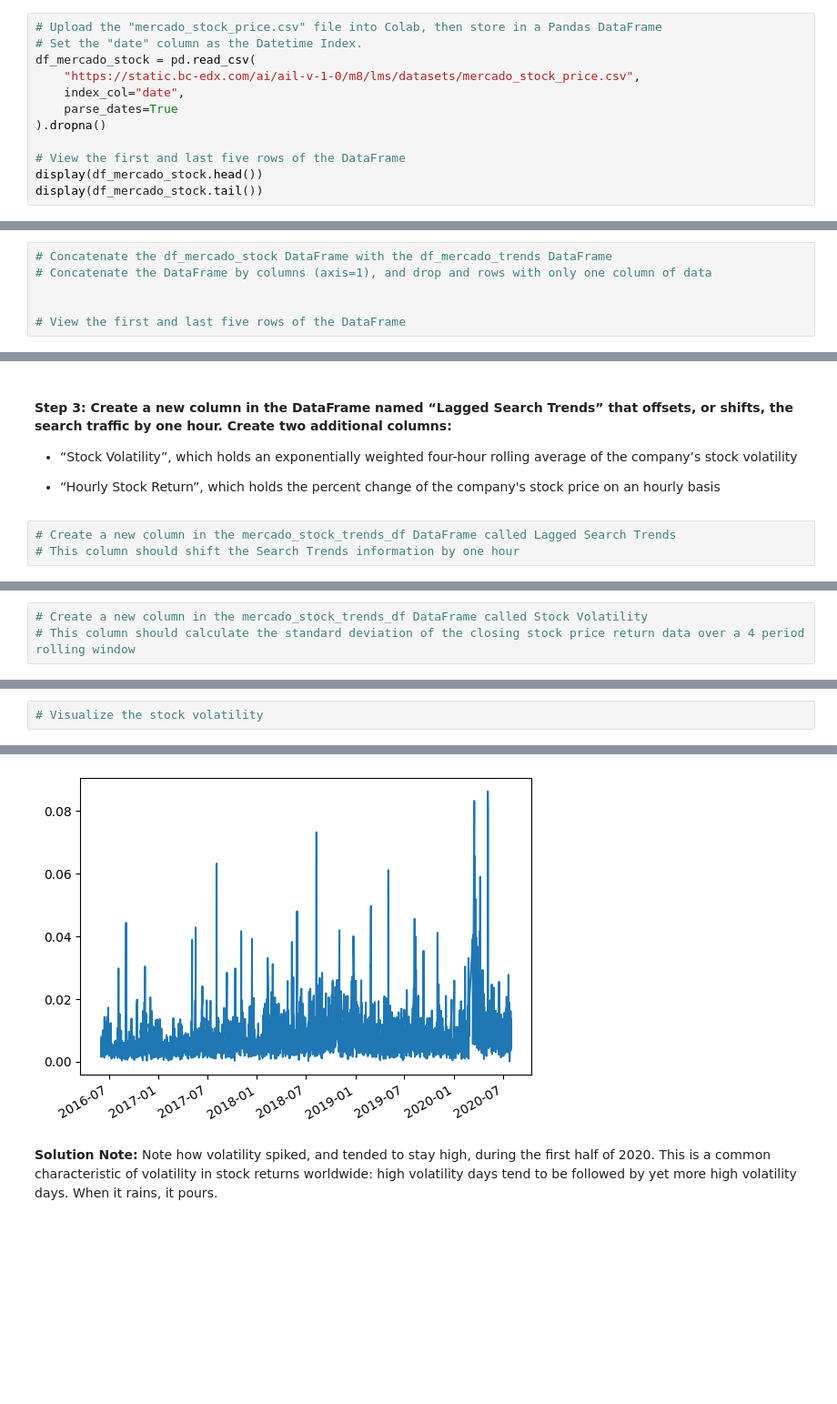
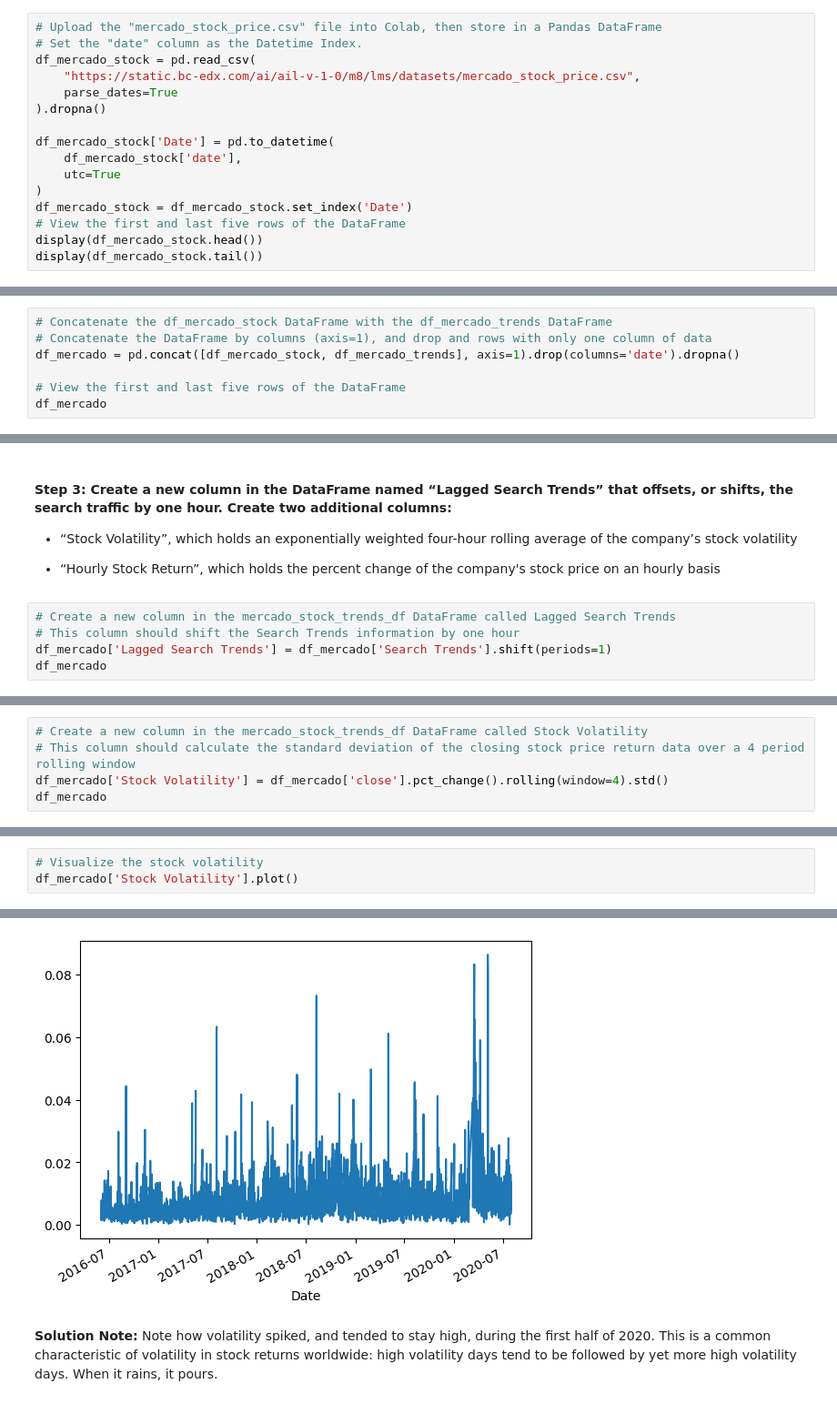
Before and after one commit to inCloset/prophet-challenge, a Jupyter notebook: forecasting_net_prophet.ipynb, the cells around one changed output, grey strips where cells are left out. Shown at 91% size. Drawn from its saved outputs; the diff is of its cells as text; blank space fills up the shorter version.

```diff
--- a/forecasting_net_prophet.ipynb
+++ b/forecasting_net_prophet.ipynb
@@ -253,10 +251,14 @@ To do so, complete the following steps:
 # Set the "date" column as the Datetime Index.
 df_mercado_stock = pd.read_csv(
     "https://static.bc-edx.com/ai/ail-v-1-0/m8/lms/datasets/mercado_stock_price.csv",
-    index_col="date",
     parse_dates=True
 ).dropna()
 
+df_mercado_stock['Date'] = pd.to_datetime(
+    df_mercado_stock['date'],
+    utc=True
+)
+df_mercado_stock = df_mercado_stock.set_index('Date')
 # View the first and last five rows of the DataFrame
 display(df_mercado_stock.head())
 display(df_mercado_stock.tail())
@@ -284,8 +286,9 @@ df_mercado_stock['close'].plot
 # %%
 # Concatenate the df_mercado_stock DataFrame with the df_mercado_trends DataFrame
 # Concatenate the DataFrame by columns (axis=1), and drop and rows with only one column of data
-
+df_mercado = pd.concat([df_mercado_stock, df_mercado_trends], axis=1).drop(columns='date').dropna()
 
 # View the first and last five rows of the DataFrame
+df_mercado
 # %% [output]
 |  | close | Search Trends |
@@ -342,3 +351,5 @@ array([<Axes: >, <Axes: >], dtype=object)
 # %%
 # Create a new column in the mercado_stock_trends_df DataFrame called Lagged Search Trends
 # This column should shift the Search Trends information by one hour
+df_mercado['Lagged Search Trends'] = df_mercado['Search Trends'].shift(periods=1)
+df_mercado
@@ -345,3 +371,5 @@ array([<Axes: >, <Axes: >], dtype=object)
 # %%
 # Create a new column in the mercado_stock_trends_df DataFrame called Stock Volatility
 # This column should calculate the standard deviation of the closing stock price return data over a 4 period rolling window
+df_mercado['Stock Volatility'] = df_mercado['close'].pct_change().rolling(window=4).std()
+df_mercado
@@ -348,3 +391,4 @@ array([<Axes: >, <Axes: >], dtype=object)
 # %%
 # Visualize the stock volatility
+df_mercado['Stock Volatility'].plot()
 # %% [output]
@@ -352,4 +396,4 @@ array([<Axes: >, <Axes: >], dtype=object)
-[figure, old version]
+[figure, new version]
 # %% [markdown]
 **Solution Note:** Note how volatility spiked, and tended to stay high, during the first half of 2020. This is a common characteristic of volatility in stock returns worldwide: high volatility days tend to be followed by yet more high volatility days. When it rains, it pours.
 # %%
```
Also changed, not shown: parts of 12 cells of this notebook.
